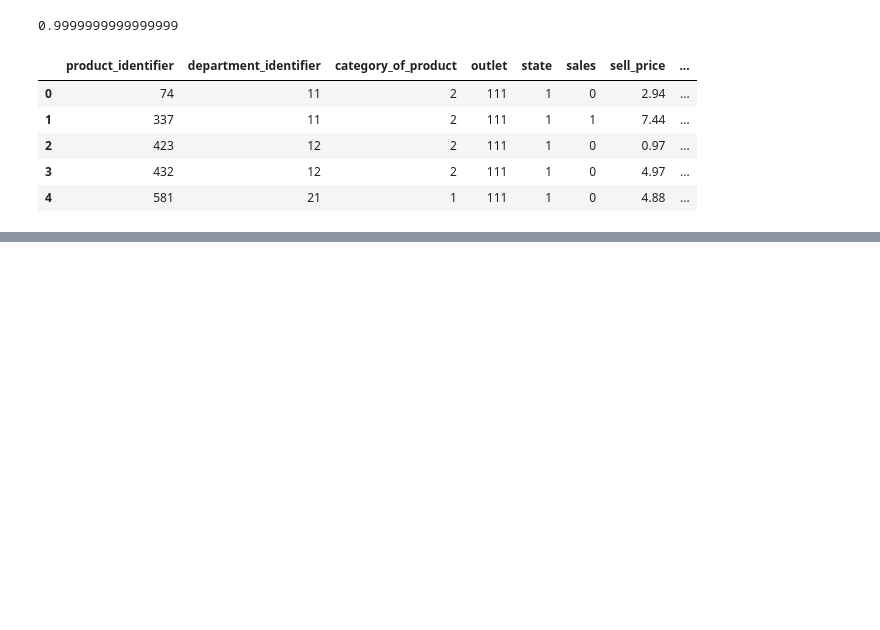
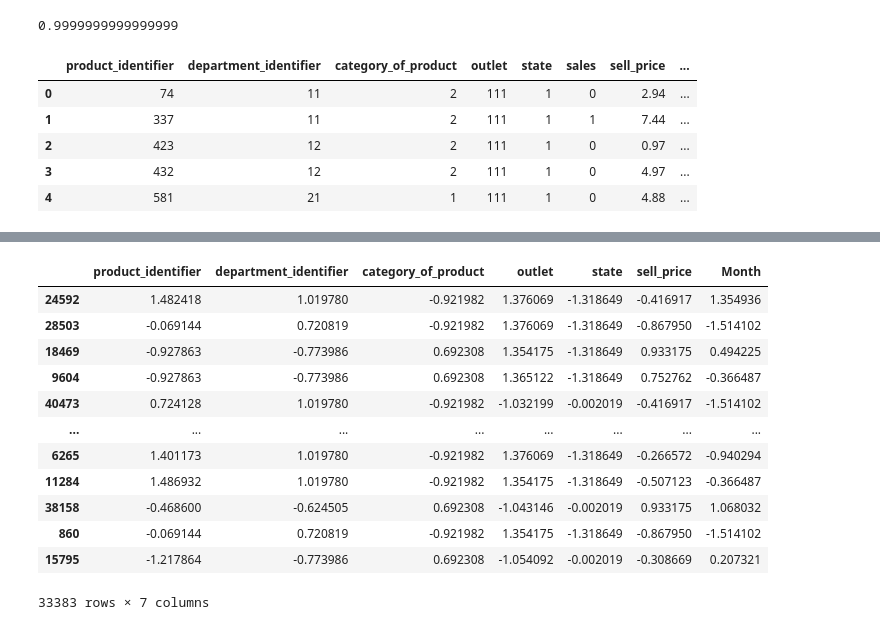
Before and after one commit to kumarprakhar14/Python-Projects, a Jupyter notebook: Data Science/Projects/RegressionProject/fmcg.ipynb, the cells around one changed output, grey strips where cells are left out. Cells and saved outputs as stored; diff of their text form; code cells hidden in the pictures; blank space fills up the shorter version.

```diff
--- a/Data Science/Projects/RegressionProject/fmcg.ipynb
+++ b/Data Science/Projects/RegressionProject/fmcg.ipynb
@@ -411,0 +459,2 @@ data["o"]
+# %%
+data3 = scalar.fit_transform(data2)
@@ -411,0 +477,4 @@ data["o"]
+# %%
+#converting data3 array to pandas dataframe
+
+data3 = pd.DataFrame(data3, columns=data2.columns)
@@ -411,0 +499,26 @@ data["o"]
+# %%
+#separating features and target variables
+
+x = data3.copy()
+y = data.sales
+# %%
+#train-test split
+from sklearn.model_selection import train_test_split
+
+x_train, x_test, y_train, y_test = train_test_split(x, y, test_size=0.2, random_state=42)
+# %%
+x_train
+# %% [output]
+|  | product_identifier | department_identifier | category_of_product | outlet | state | sell_price | Month |
+| 24592 | 1.482418 | 1.019780 | -0.921982 | 1.376069 | -1.318649 | -0.416917 | 1.354936 |
+| 28503 | -0.069144 | 0.720819 | -0.921982 | 1.376069 | -1.318649 | -0.867950 | -1.514102 |
+| 18469 | -0.927863 | -0.773986 | 0.692308 | 1.354175 | -1.318649 | 0.933175 | 0.494225 |
+| 9604 | -0.927863 | -0.773986 | 0.692308 | 1.365122 | -1.318649 | 0.752762 | -0.366487 |
+| 40473 | 0.724128 | 1.019780 | -0.921982 | -1.032199 | -0.002019 | -0.416917 | -1.514102 |
+| ... | ... | ... | ... | ... | ... | ... | ... |
+| 6265 | 1.401173 | 1.019780 | -0.921982 | 1.376069 | -1.318649 | -0.266572 | -0.940294 |
+| 11284 | 1.486932 | 1.019780 | -0.921982 | 1.354175 | -1.318649 | -0.507123 | -0.366487 |
+| 38158 | -0.468600 | -0.624505 | 0.692308 | -1.043146 | -0.002019 | 0.933175 | 1.068032 |
+| 860 | -0.069144 | 0.720819 | -0.921982 | 1.354175 | -1.318649 | -0.867950 | -1.514102 |
+| 15795 | -1.217864 | -0.773986 | 0.692308 | -1.054092 | -0.002019 | -0.308669 | 0.207321 |
+33383 rows × 7 columns
```
Also changed, not shown: parts of 42 cells of this notebook, 43 other files.
